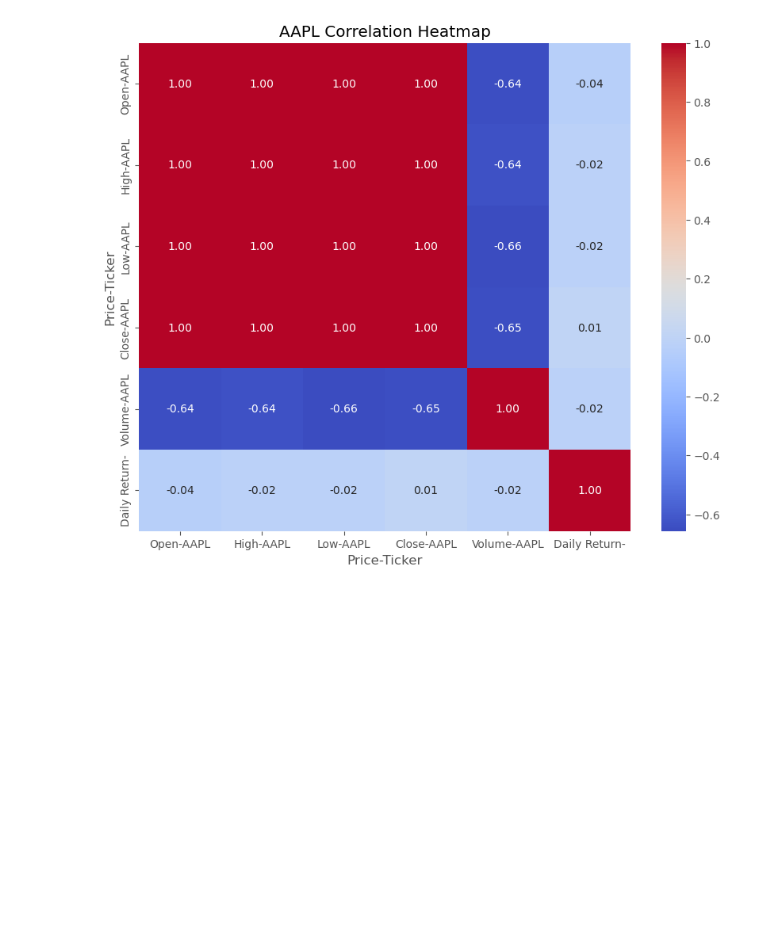
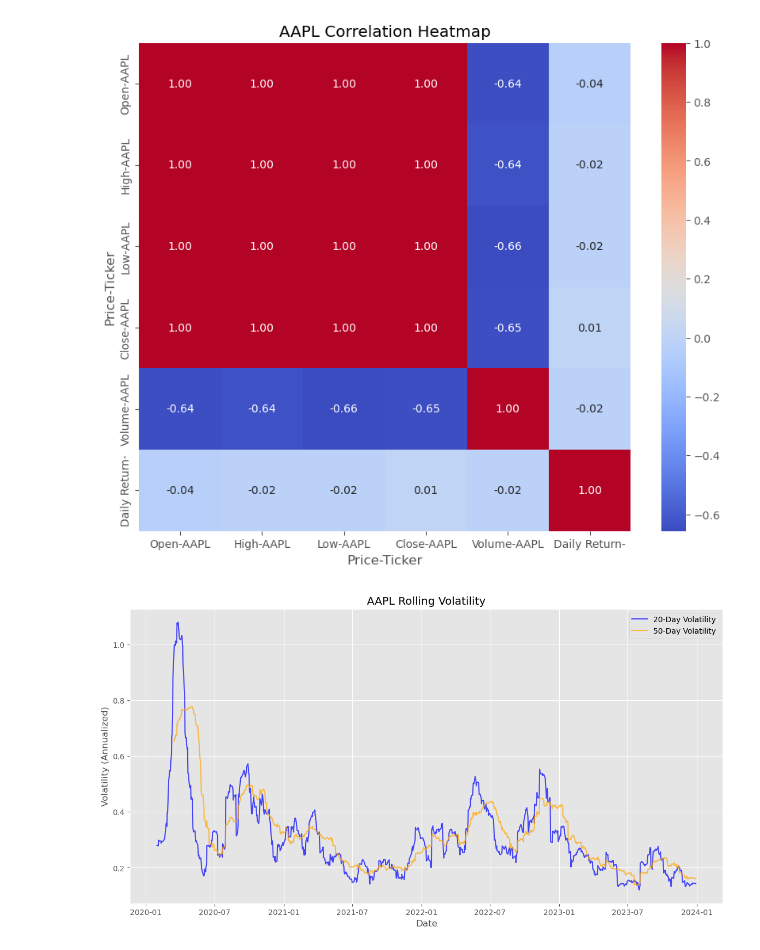
Before and after one commit to ysabharw/QuantInsight, a Jupyter notebook: eda.ipynb, the cells around one changed output. Saved outputs shown, nothing was run; the diff lists cells and outputs as text; code cells hidden in the pictures; blank space fills up the shorter version.

```diff
--- a/eda.ipynb
+++ b/eda.ipynb
@@ -191,3 +210,16 @@ plt.title(f'{ticker} Correlation Heatmap')
 plt.show()
 # %% [output]
 [figure]
+# %%
+# 6. Plot volatility
+plt.figure(figsize=(14, 7))
+plt.plot(data['Date'], data['Volatility_20'], label='20-Day Volatility', color='blue', alpha=0.7)
+plt.plot(data['Date'], data['Volatility_50'], label='50-Day Volatility', color='orange', alpha=0.7)
+plt.title(f'{ticker} Rolling Volatility')
+plt.xlabel('Date')
+plt.ylabel('Volatility (Annualized)')
+plt.legend()
+plt.grid(True)
+plt.show()
+# %% [output]
+[figure, added]
```
Also changed, not shown: parts of 23 cells of this notebook, 1 other file.
